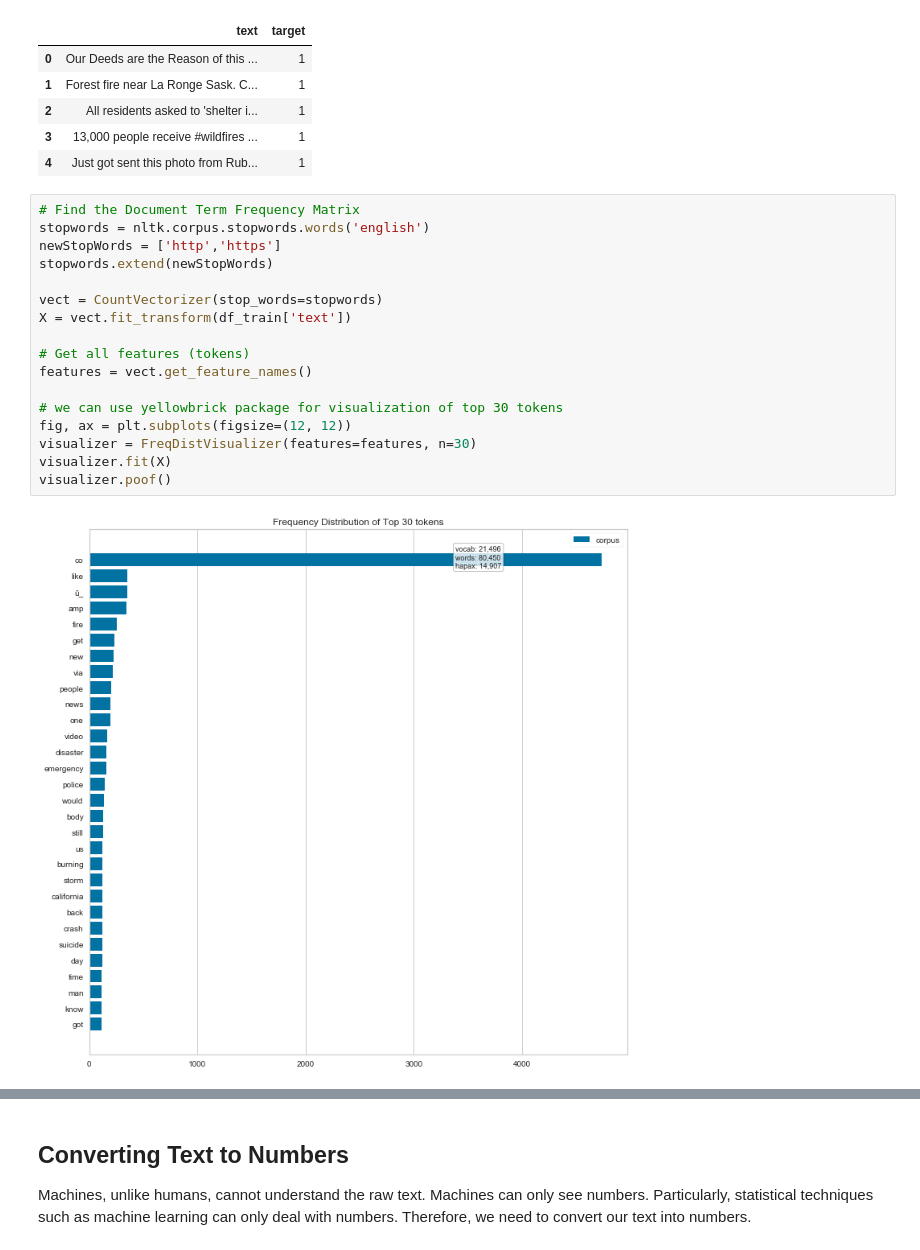
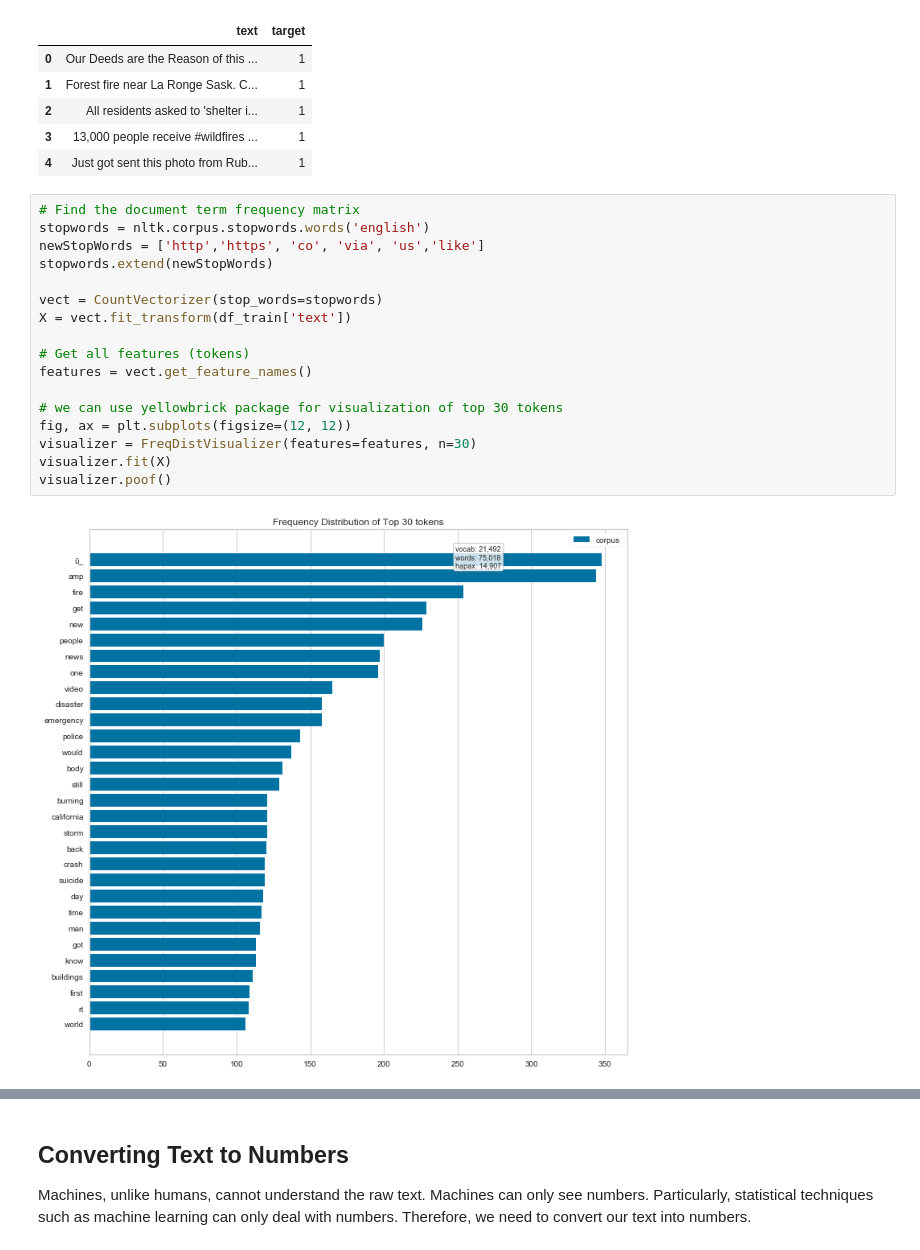
Before and after one commit to alisharifara/disaster-detection-NLP, a Jupyter notebook: Disaster-detection-using-NLP.ipynb, the cells around one changed output, grey strips where cells are left out. Saved outputs shown, nothing was run; the diff lists cells and outputs as text.

```diff
--- a/Disaster-detection-using-NLP.ipynb
+++ b/Disaster-detection-using-NLP.ipynb
@@ -76,24 +83,24 @@ df_train.head()
 | 3 | 13,000 people receive #wildfires ... | 1 |
 | 4 | Just got sent this photo from Rub... | 1 |
 # %%
-# Find the Document Term Frequency Matrix
+# Find the document term frequency matrix
 stopwords = nltk.corpus.stopwords.words('english')
-newStopWords = ['http','https']
+newStopWords = ['http','https', 'co', 'via', 'us','like']
 stopwords.extend(newStopWords)
 
 vect = CountVectorizer(stop_words=stopwords)
 X = vect.fit_transform(df_train['text'])
 
 # Get all features (tokens)
 features = vect.get_feature_names()
 
 # we can use yellowbrick package for visualization of top 30 tokens
 fig, ax = plt.subplots(figsize=(12, 12))
 visualizer = FreqDistVisualizer(features=features, n=30)
 visualizer.fit(X)
 visualizer.poof()
 # %% [output]
-[figure, old version]
+[figure, new version]
 # %%
 documents = []
 
```
Also changed, not shown: parts of 21 cells of this notebook.
